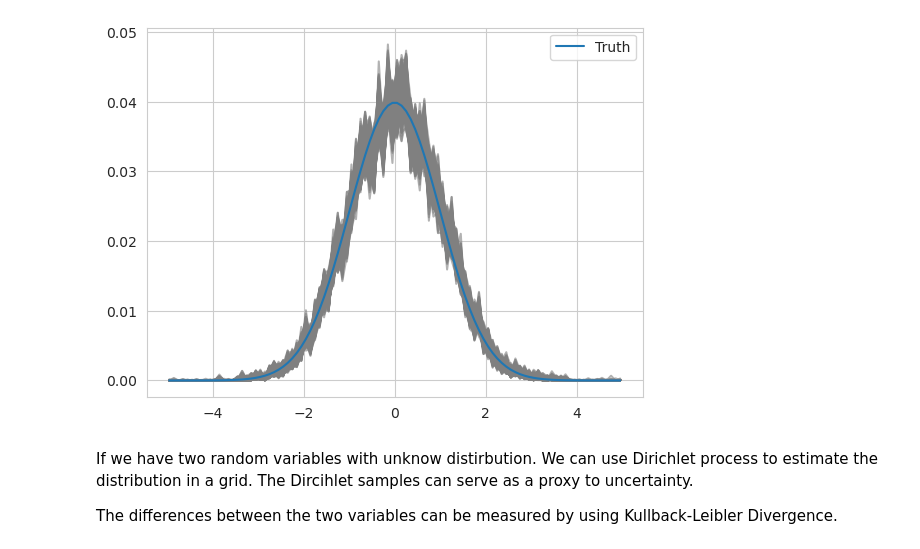
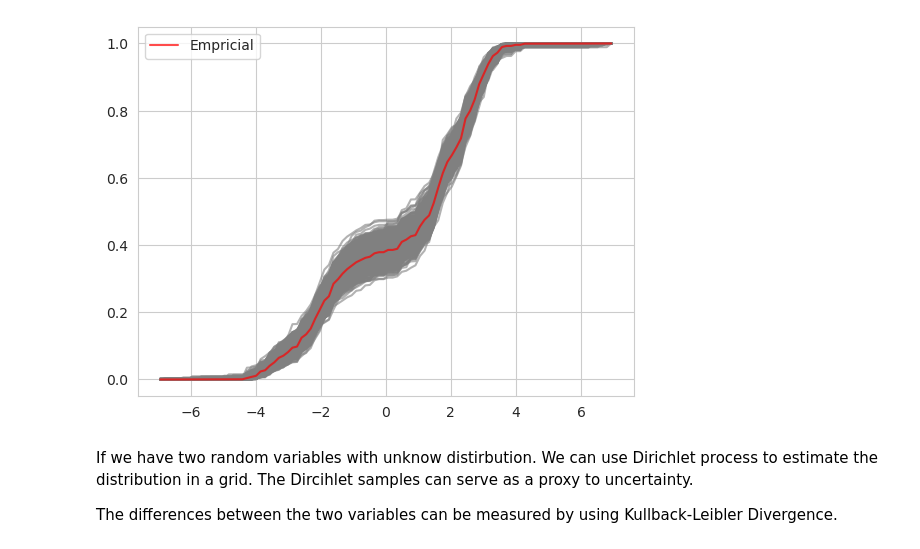
Before and after one commit to WHITSNAK/sta831-sp23, a Jupyter notebook: ch3/hw4 - 5.ipynb, the cells around one changed output. Saved outputs shown, nothing was run; the diff lists cells and outputs as text; code cells hidden in the pictures.

```diff
--- a/ch3/hw4 - 5.ipynb
+++ b/ch3/hw4 - 5.ipynb
@@ -17,25 +17,29 @@ sys.path.append("../")
 from utility.mixture_normal import MixtureNormal
 # %%
 k = 100
-xs = np.random.normal(loc=0, scale=1, size=10000)
-cnts, intervals = np.histogram(xs, bins=k, range=(-5, 5))
+obs_size = 300
+simu_size = 1000
+
+mn = MixtureNormal(qs=(0.4,0.4,0.2), ms=(-2,2,3), ws=(1,0.5,0.25))
+xs = mn.sample(size=obs_size)
+cnts, intervals = np.histogram(xs, bins=k, range=(-7, 7))
 mid_points = (intervals[:-1] + intervals[1:]) / 2
 
 # setting up grids
 a = np.ones(shape=k) / k # prior uniform
 a_post = a + cnts # dirichilet posterior
 
 # plotting dirichlet histogram
-samples = np.random.dirichlet(a_post, size=1000)
+samples = np.random.dirichlet(a_post, size=simu_size).cumsum(1) # CDFs
 _ = plt.plot(mid_points, samples.T, color='grey', alpha=0.6)
 
-truth = stats.norm(loc=0, scale=1).pdf(mid_points)
-_ = plt.plot(mid_points, truth/truth.sum(), label='Truth')
+empricial_cdf = samples.mean(0)
+_ = plt.plot(mid_points, empricial_cdf, label='Empricial', color='red', alpha=0.7)
 
 plt.legend(loc='best')
 plt.show()
 # %% [output]
-[figure, old version]
+[figure, new version]
 # %% [markdown]
 If we have two random variables with unknow distirbution. We can use Dirichlet process to estimate the distribution in a grid. The Dircihlet samples can serve as a proxy to uncertainty.
 
```
Also changed, not shown: 2 other files.
